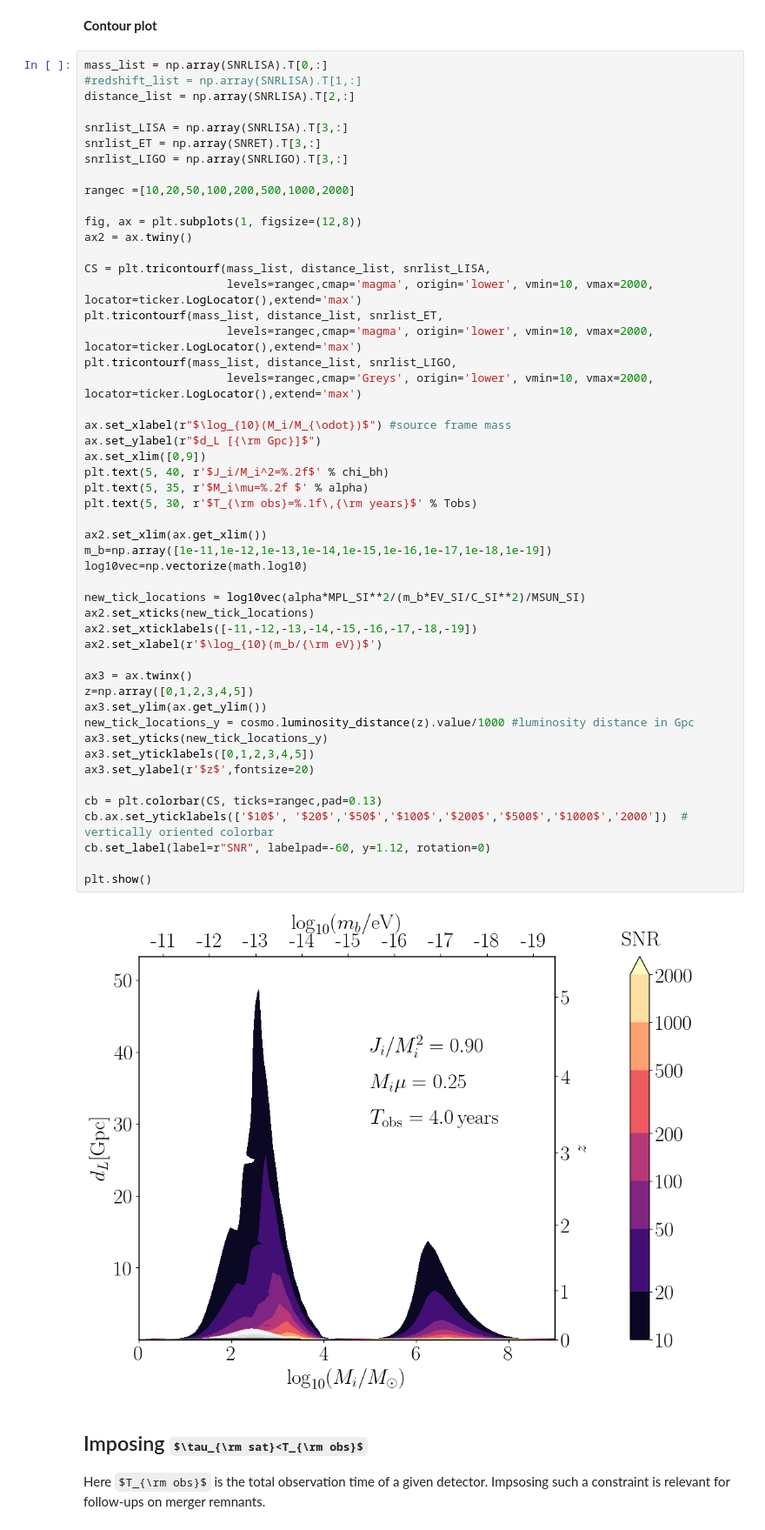
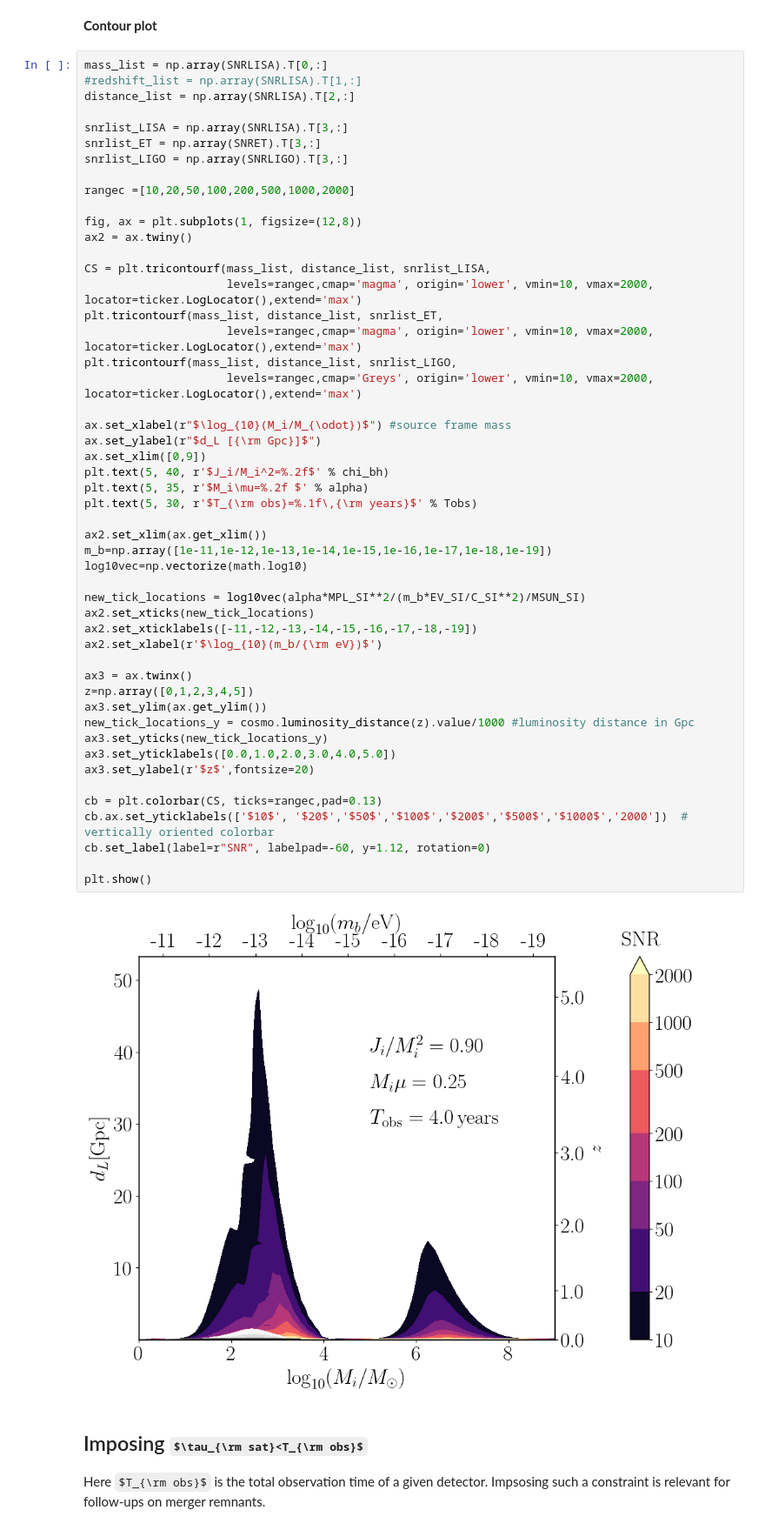
Before and after one commit to FedericaSantucci/Corfu_school, a Jupyter notebook: Jupyter/SNR_bosoncloud.ipynb, the cells around one changed output. Shown at 87% size. Drawn from its saved outputs; the diff is of its cells as text; some formulas as TeX source.

```diff
--- a/Jupyter/SNR_bosoncloud.ipynb
+++ b/Jupyter/SNR_bosoncloud.ipynb
@@ -223,35 +223,35 @@ plt.tricontourf(mass_list, distance_list, snrlist_LIGO,
 
 ax.set_xlabel(r"$\log_{10}(M_i/M_{\odot})$") #source frame mass
 ax.set_ylabel(r"$d_L [{\rm Gpc}]$")
 ax.set_xlim([0,9])
 plt.text(5, 40, r'$J_i/M_i^2=%.2f$' % chi_bh)
 plt.text(5, 35, r'$M_i\mu=%.2f $' % alpha)
 plt.text(5, 30, r'$T_{\rm obs}=%.1f\,{\rm years}$' % Tobs)
 
 ax2.set_xlim(ax.get_xlim())
 m_b=np.array([1e-11,1e-12,1e-13,1e-14,1e-15,1e-16,1e-17,1e-18,1e-19])
 log10vec=np.vectorize(math.log10)
 
 new_tick_locations = log10vec(alpha*MPL_SI**2/(m_b*EV_SI/C_SI**2)/MSUN_SI)
 ax2.set_xticks(new_tick_locations)
 ax2.set_xticklabels([-11,-12,-13,-14,-15,-16,-17,-18,-19])
 ax2.set_xlabel(r'$\log_{10}(m_b/{\rm eV})$')
 
 ax3 = ax.twinx()
 z=np.array([0,1,2,3,4,5])
 ax3.set_ylim(ax.get_ylim())
 new_tick_locations_y = cosmo.luminosity_distance(z).value/1000 #luminosity distance in Gpc
 ax3.set_yticks(new_tick_locations_y)
-ax3.set_yticklabels([0,1,2,3,4,5])
+ax3.set_yticklabels([0.0,1.0,2.0,3.0,4.0,5.0])
 ax3.set_ylabel(r'$z$',fontsize=20)
 
 cb = plt.colorbar(CS, ticks=rangec,pad=0.13)
 cb.ax.set_yticklabels(['$10$', '$20$','$50$','$100$','$200$','$500$','$1000$','2000'])  # vertically oriented colorbar
 cb.set_label(label=r"SNR", labelpad=-60, y=1.12, rotation=0)
 
 plt.show()
 # %% [output]
-[figure, old version]
+[figure, new version]
 # %% [markdown]
 ## Imposing $\tau_{\rm sat}<T_{\rm obs}$
 Here $T_{\rm obs}$ is the total observation time of a given detector. Impsosing such a constraint is relevant for follow-ups on merger remnants.
```
Also changed, not shown: parts of 3 cells of this notebook.
